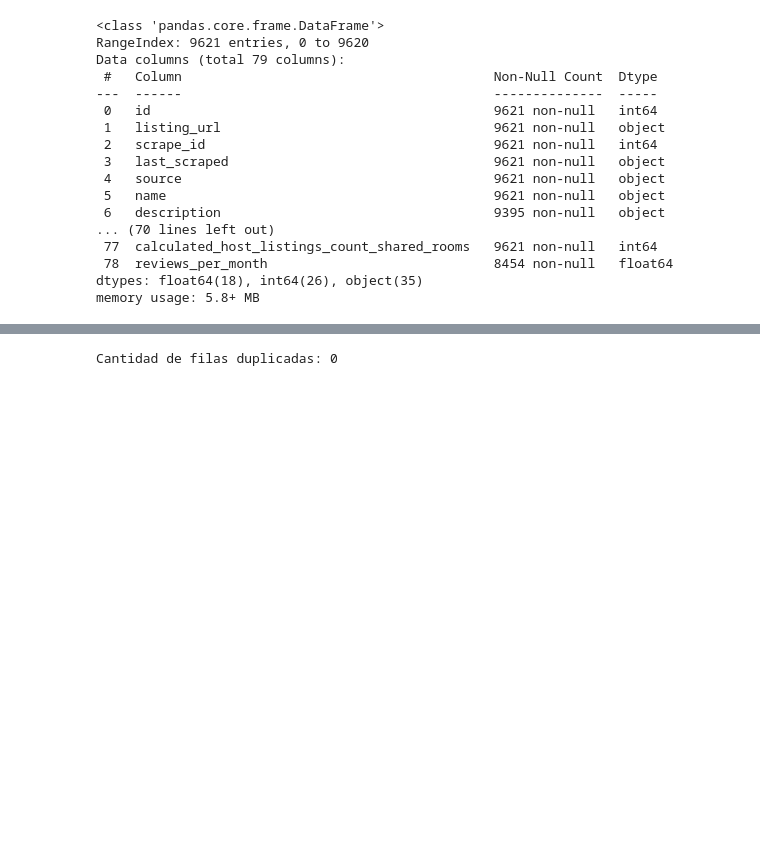
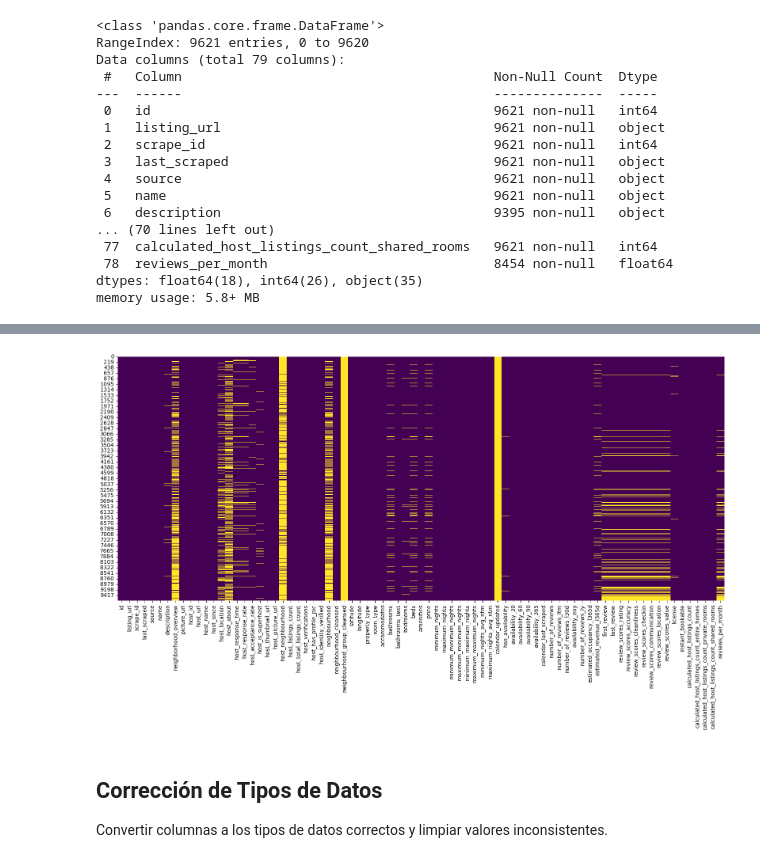
Before and after one commit to vfpomer/Analisis-de-inversion-inmobiliario, a Jupyter notebook: notebooks/malagalaext_pp.ipynb, the cells around one changed output, grey strips where cells are left out. Cells and saved outputs as stored; diff of their text form; code cells hidden in the pictures; blank space fills up the shorter version.

```diff
--- a/notebooks/malagalaext_pp.ipynb
+++ b/notebooks/malagalaext_pp.ipynb
@@ -176,7 +140,0 @@ dtype: object
-# %%
-# Encontrar duplicados exactos
-duplicados = df.duplicated()
-# Mostrar duplicados
-print("Cantidad de filas duplicadas:", duplicados.sum())
-# %% [output]
-Cantidad de filas duplicadas: 0
@@ -293,9 +140,0 @@ print("Nulos en 'bathrooms' después de rellenar:", df['bathrooms'].isnull().sum
-# %%
-# Rellenar resto de nulos en 'bathrooms' con la media por 'room_type'
-df['bathrooms'] = df.groupby('room_type')['bathrooms'].transform(lambda x: x.fillna(x.mean()))
-# %%
-# Rellenar nulos en 'bathrooms_text' con 'no_text'
-df['bathrooms_text'] = df['bathrooms_text'].fillna('no_text')
-# %%
-# Rellenar 'license' con 'Unknown' si es nulo
-df['license'] = df['license'].fillna('Unknown')
@@ -340,11 +140,0 @@ outliers_price[['id', 'host_id', 'room_type', 'price', 'estimated_revenue_l365d'
-# %%
-# Filtrar y mostrar 'estimated_revenue_l365d' < 1
-outliers_revenue = df[df['estimated_revenue_l365d'] < 1]
-print("Cantidad de filas con outliers en 'estimated_revenue_l365d':", outliers_revenue.shape[0])
-
-# Recalcular estimated revenue_l365d para outliers
-df.loc[outliers_revenue.index, 'estimated_revenue_l365d'] = df.loc[outliers_revenue.index, 'price'] * df.loc[outliers_revenue.index, 'estimated_occupancy_l365d']
-
-# Imprimir filas con outliers en 'estimated_revenue_l365d' < 1
-print("Filas con outliers en 'estimated_revenue_l365d':")
-outliers_revenue[['id', 'host_id', 'room_type', 'price', 'estimated_occupancy_l365d', 'estimated_revenue_l365d']].head(10)
@@ -375,0 +141,12 @@ df_neighbourhoods.head()
+# %%
+# Visualización de los datos nulos
+plt.figure(figsize=(len(df.columns) * 0.25, 8))  # Ajusta el ancho según el número de columnas
+sns.heatmap(df.isnull(), cbar=False, cmap='viridis')
+plt.xticks(rotation=90)
+plt.show()
+# %% [output]
+[figure, added]
+# %% [markdown]
+## Corrección de Tipos de Datos
+
+Convertir columnas a los tipos de datos correctos y limpiar valores inconsistentes.
```
Also changed, not shown: parts of 55 cells of this notebook, 4 other files.
